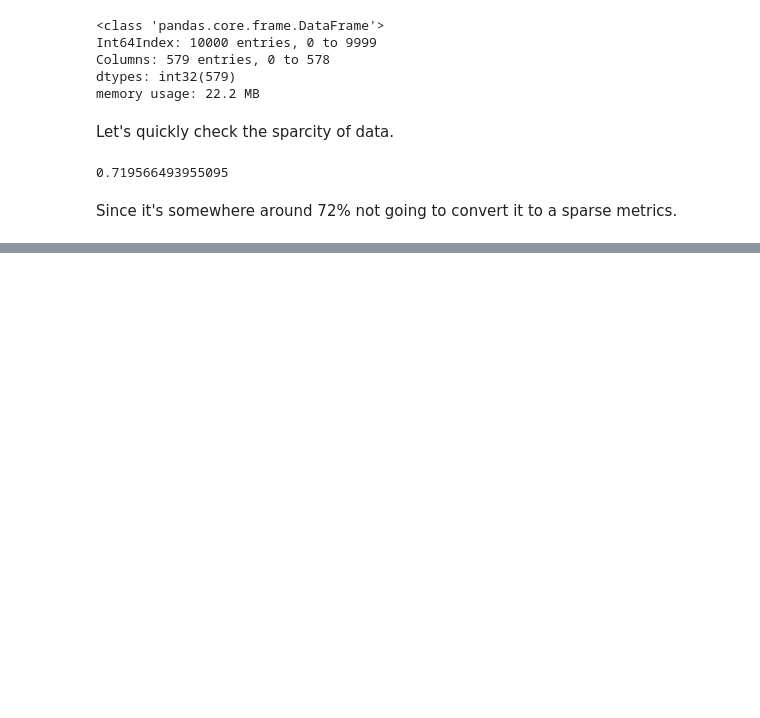
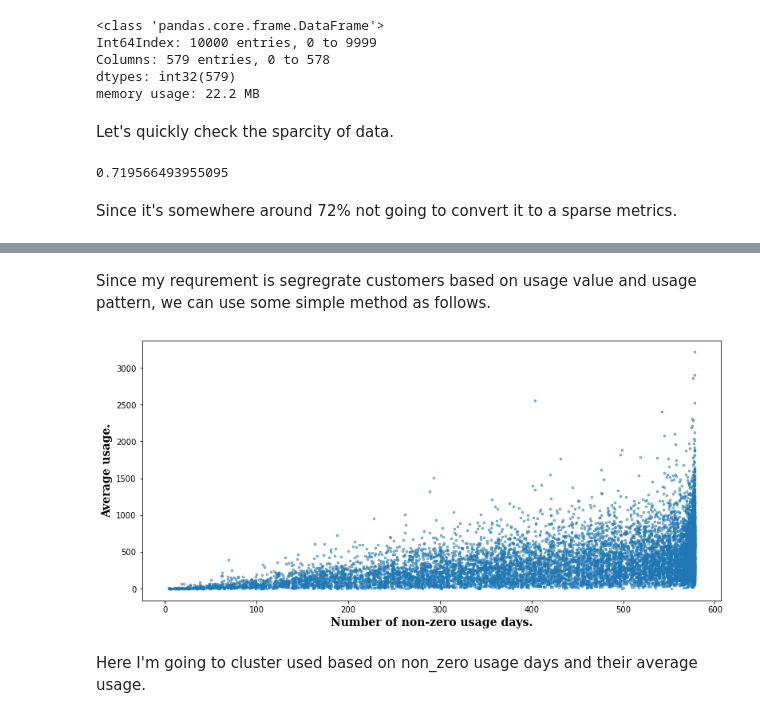
Before and after one commit to Ransaka/MyForecastingRepo, a Jupyter notebook: 04. Time series clustering/01. TS clustering.ipynb, the cells around one changed output, grey strips where cells are left out. Drawn from its saved outputs; the diff is of its cells as text; code cells hidden in the pictures; blank space fills up the shorter version.

```diff
--- a/04. Time series clustering/01. TS clustering.ipynb
+++ b/04. Time series clustering/01. TS clustering.ipynb
@@ -118,0 +119,4 @@ plt.show()
+# %%
+train['max'] = train.apply(lambda x:max(x),axis=1)
+train['average'] = train.apply(lambda x:np.mean(x),axis=1)
+train['non_zeros'] = train.apply(lambda x:np.count_nonzero(x),axis=1)
@@ -118,0 +133,12 @@ plt.show()
+# %% [markdown]
+Since my requrement is segregrate customers based on usage value and usage pattern, we can use some simple method as follows.
+# %%
+plt.figure(figsize=(13,6))
+plt.scatter(train['non_zeros'],train['average'],s=7, cmap='viridis',alpha=0.5)
+plt.ylabel("Average usage.",fontsize=14,fontfamily='serif',fontweight='semibold')
+plt.xlabel("Number of non-zero usage days.",fontsize=14,fontfamily='serif',fontweight='semibold')
+plt.show()
+# %% [output]
+[figure, added]
+# %% [markdown]
+Here I'm going to cluster used based on non_zero usage days and their average usage.
```
Also changed, not shown: parts of 14 cells of this notebook.
